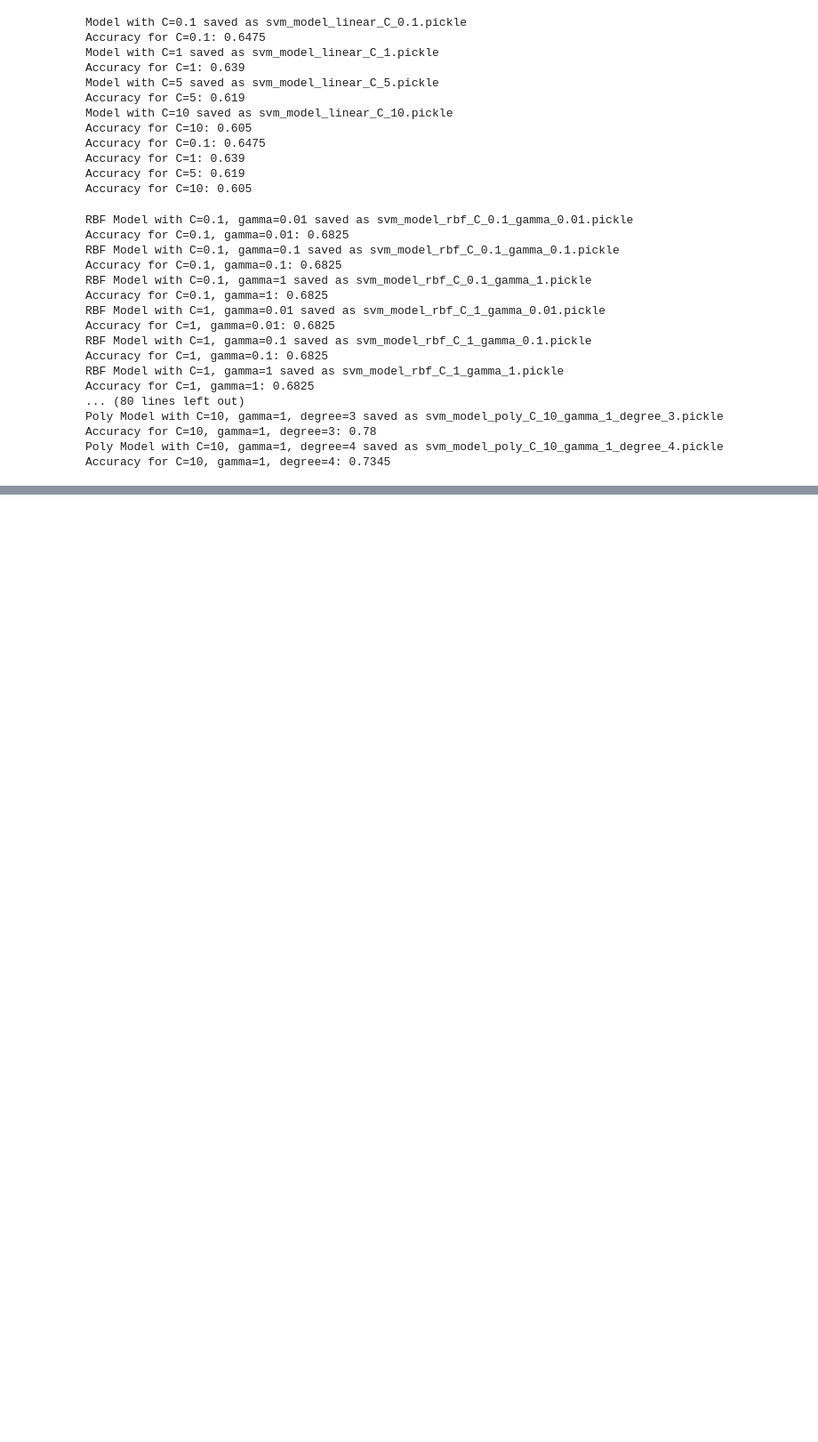
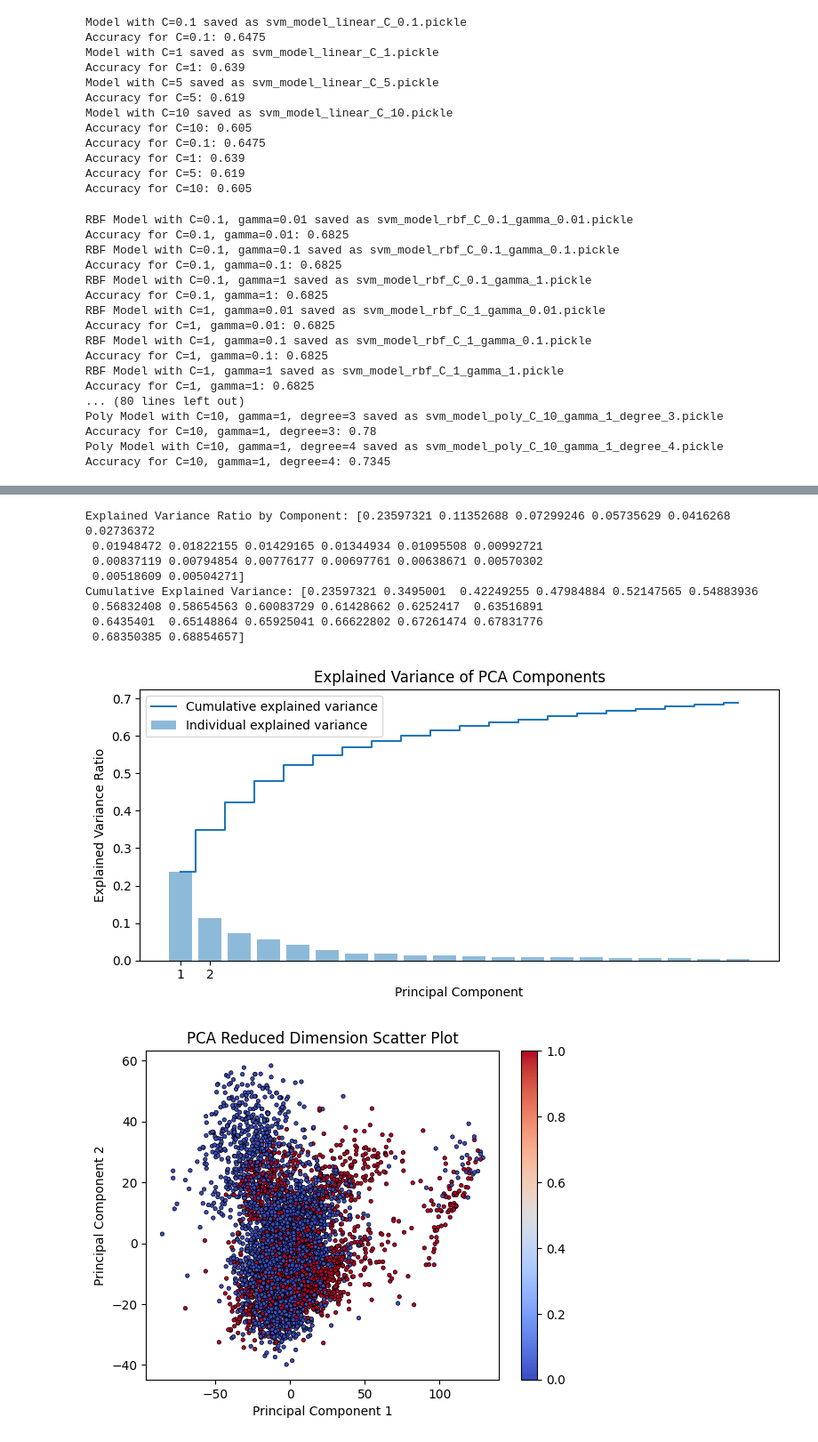
Before and after one commit to BSteiner1/MA429-Summative-Group-10, a Jupyter notebook: Notebooks/SVM-50x50.ipynb, the cells around one changed output, grey strips where cells are left out. Shown: that part at 89% size. Cells and saved outputs as stored; diff of their text form; code cells hidden in the pictures; blank space fills up the shorter version.

```diff
--- a/Notebooks/SVM-50x50.ipynb
+++ b/Notebooks/SVM-50x50.ipynb
@@ -387,3 +486,51 @@ Accuracy for C=10, gamma=1, degree=4: 0.7345
 # Load the saved model
 #with open('model.pkl', 'rb') as file:
 #    clf = pickle.load(file)
+# %%
+# Perform PCA to reduce dimensionality
+X = train_images
+Y = train_labels
+pca = PCA(n_components=30)
+X_reduced = pca.fit_transform(X)
+# %%
+# Explained variance ratio for each principal component
+explained_variance = pca.explained_variance_ratio_
+
+# Cumulative explained variance
+cumulative_variance = np.cumsum(explained_variance)
+
+# Print detailed PCA report
+print("Explained Variance Ratio by Component:", explained_variance)
+print("Cumulative Explained Variance:", cumulative_variance)
+
+# Plot the explained variance
+plt.figure(figsize=(8, 4))
+plt.bar(range(1, len(explained_variance) + 1), explained_variance, alpha=0.5, align='center', label='Individual explained variance')
+plt.step(range(1, len(cumulative_variance) + 1), cumulative_variance, where='mid', label='Cumulative explained variance')
+plt.ylabel('Explained Variance Ratio')
+plt.xlabel('Principal Component')
+plt.title('Explained Variance of PCA Components')
+plt.xticks([1, 2])
+plt.legend(loc='best')
+plt.tight_layout()
+plt.show()
+
+# Plot data points in reduced space with decision boundary visualization (if needed)
+plt.figure()
+plt.scatter(X_reduced[:, 0], X_reduced[:, 1], c=Y, cmap=plt.cm.coolwarm, edgecolors='k', linewidths=0.5, s=10)
+plt.xlabel('Principal Component 1')
+plt.ylabel('Principal Component 2')
+plt.title('PCA Reduced Dimension Scatter Plot')
+plt.colorbar()
+plt.show()
+# %% [output]
+Explained Variance Ratio by Component: [0.23597321 0.11352688 0.07299246 0.05735629 0.0416268  0.02736372
+ 0.01948472 0.01822155 0.01429165 0.01344934 0.01095508 0.00992721
+ 0.00837119 0.00794854 0.00776177 0.00697761 0.00638671 0.00570302
+ 0.00518609 0.00504271]
+Cumulative Explained Variance: [0.23597321 0.3495001  0.42249255 0.47984884 0.52147565 0.54883936
+ 0.56832408 0.58654563 0.60083729 0.61428662 0.6252417  0.63516891
+ 0.6435401  0.65148864 0.65925041 0.66622802 0.67261474 0.67831776
+ 0.68350385 0.68854657]
+[figure, added]
+[figure, added]
```
Also changed, not shown: parts of 11 cells of this notebook.
